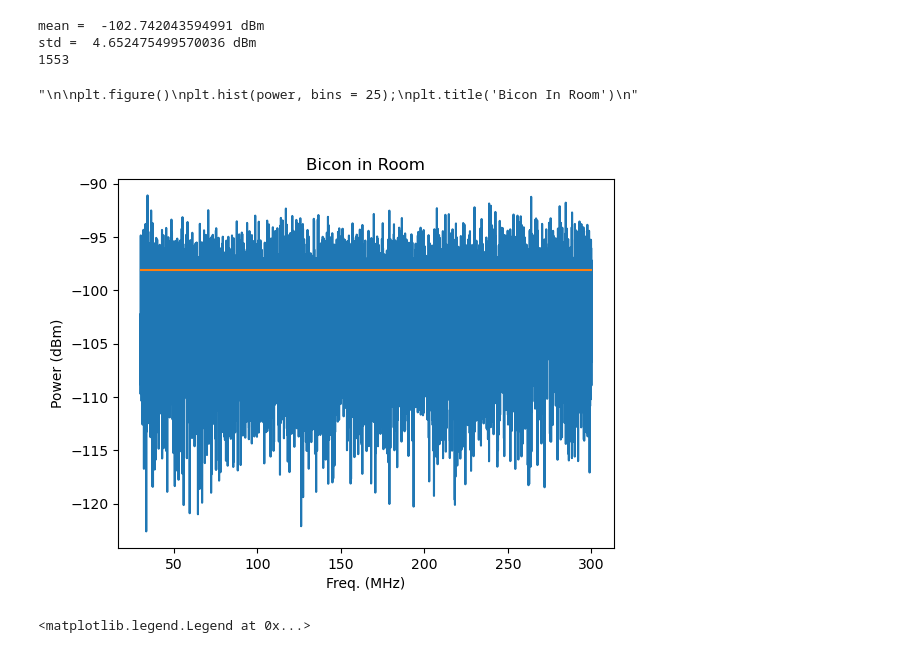
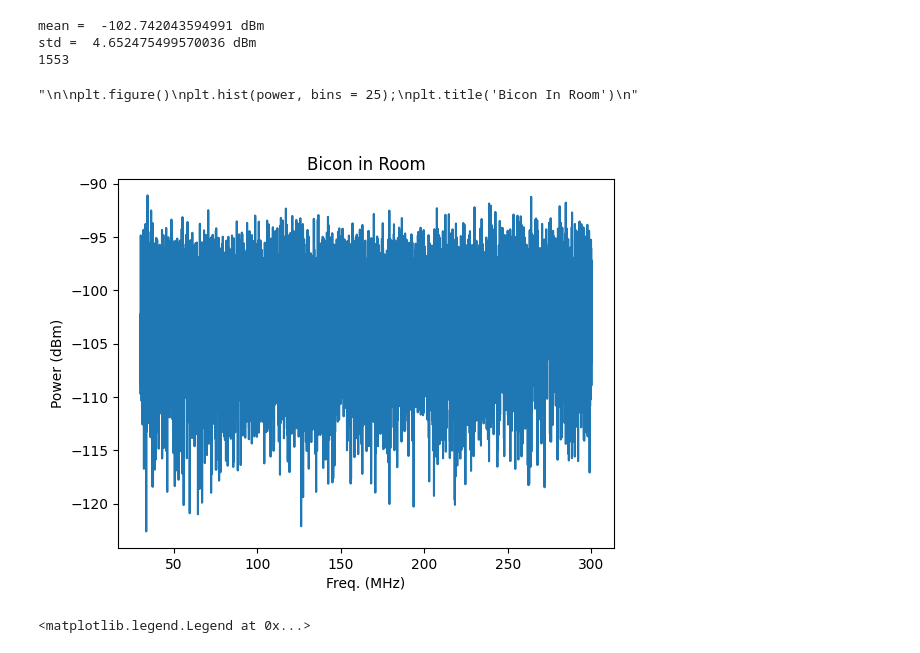
Before and after one commit to josephmlev/darkRadio, a Jupyter notebook: qual/rigolData/toyAnalysisNotebook.ipynb, the cells around one changed output. Drawn from its saved outputs; the diff is of its cells as text; code cells hidden in the pictures.

```diff
--- a/qual/rigolData/toyAnalysisNotebook.ipynb
+++ b/qual/rigolData/toyAnalysisNotebook.ipynb
@@ -11,35 +11,35 @@ freqs, power = np.load('./biconInRoom_1avg_0Gain_10kpts_RBW30kHz_30to300MHz_prea
 
 print('mean = ', power.mean(), 'dBm')
 print('std = ', power.std(), 'dBm')
 
 mean = power.mean()
 std = power.std()
 
 
 plt.close('all')
 plt.figure()
 
 plt.plot(freqs/1e6, power)
 plt.xlabel('Freq. (MHz)')
 plt.ylabel('Power (dBm)')
 plt.title('Bicon in Room')
-plt.plot((30,300), (mean + 1*std, mean + 1*std))
+#plt.plot((30,300), (mean + 1*std, mean + 1*std))
 
 print((power>(mean + std)).sum())
 
 
 '''
 
 plt.figure()
 plt.hist(power, bins = 25);
 plt.title('Bicon In Room')
 '''
 # %% [output]
 mean =  -102.742043594991 dBm
 std =  4.652475499570036 dBm
 1553
 "\n\nplt.figure()\nplt.hist(power, bins = 25);\nplt.title('Bicon In Room')\n"
-[figure, old version]
+[figure, new version]
 # %%
 freqsfull, powerfull = np.load('./biconInRoom_1avg_0Gain_10kpts_RBW30kHz_30to300MHz_preampOff_0Att.npy')
 
```
Also changed, not shown: parts of 6 cells of this notebook.
